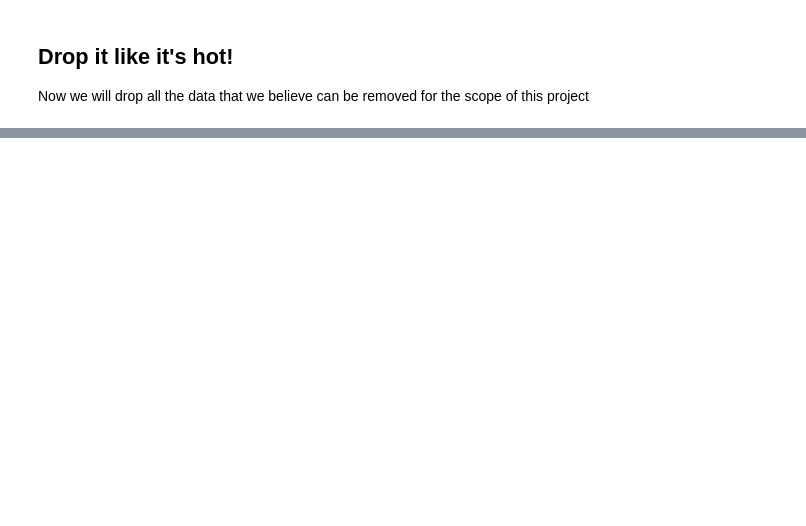
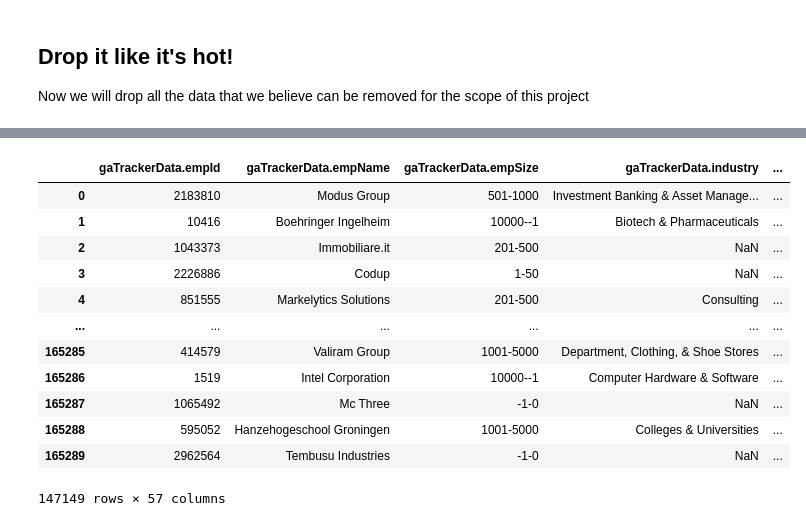
Before and after one commit to giadainnocenti/ETL_DataScience, a Jupyter notebook: DataWrangle.ipynb, the cells around one changed output, grey strips where cells are left out. Saved outputs shown, nothing was run; the diff lists cells and outputs as text; code cells hidden in the pictures; blank space fills up the shorter version.

```diff
--- a/DataWrangle.ipynb
+++ b/DataWrangle.ipynb
@@ -82,0 +241,17 @@ NameError: name 'df' is not defined
+# %%
+glassdoor_df = glassdoor_df[glassdoor_df["salary.salaries"].notna()]
+glassdoor_df
+# %% [output]
+|  | gaTrackerData.empId | gaTrackerData.empName | gaTrackerData.empSize | gaTrackerData.industry | ... |
+| 0 | 2183810 | Modus Group | 501-1000 | Investment Banking & Asset Manage... | ... |
+| 1 | 10416 | Boehringer Ingelheim | 10000--1 | Biotech & Pharmaceuticals | ... |
+| 2 | 1043373 | Immobiliare.it | 201-500 | NaN | ... |
+| 3 | 2226886 | Codup | 1-50 | NaN | ... |
+| 4 | 851555 | Markelytics Solutions | 201-500 | Consulting | ... |
+| ... | ... | ... | ... | ... | ... |
+| 165285 | 414579 | Valiram Group | 1001-5000 | Department, Clothing, & Shoe Stores | ... |
+| 165286 | 1519 | Intel Corporation | 10000--1 | Computer Hardware & Software | ... |
+| 165287 | 1065492 | Mc Three | -1-0 | NaN | ... |
+| 165288 | 595052 | Hanzehogeschool Groningen | 1001-5000 | Colleges & Universities | ... |
+| 165289 | 2962564 | Tembusu Industries | -1-0 | NaN | ... |
+147149 rows × 57 columns
```
Also changed, not shown: parts of 11 cells of this notebook.
